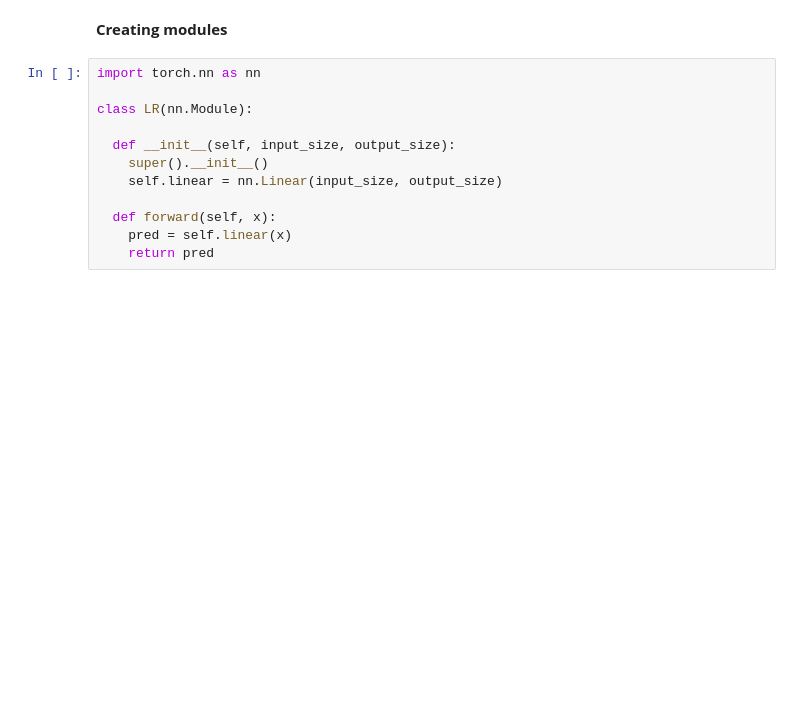
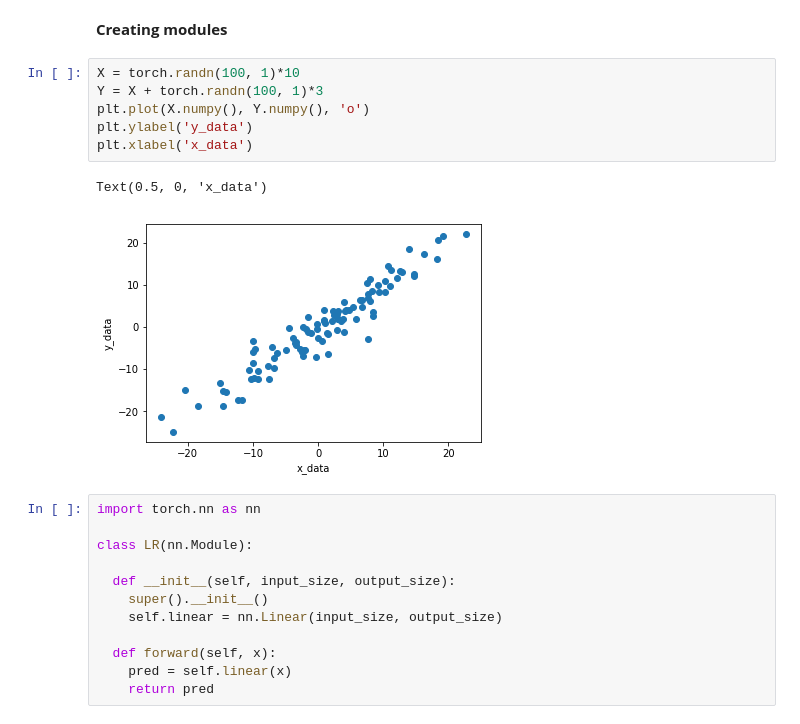
Before and after one commit to Sarthak30/torch_course, a Jupyter notebook: linear_regression.ipynb, the cells around one changed output. Drawn from its saved outputs; the diff is of its cells as text; blank space fills up the shorter version.

```diff
--- a/linear_regression.ipynb
+++ b/linear_regression.ipynb
@@ -34,5 +27,14 @@ tensor([0.5891], grad_fn=<AddBackward0>)
 # %% [markdown]
 **Creating modules**
+# %%
+X = torch.randn(100, 1)*10
+Y = X + torch.randn(100, 1)*3
+plt.plot(X.numpy(), Y.numpy(), 'o')
+plt.ylabel('y_data')
+plt.xlabel('x_data')
+# %% [output]
+Text(0.5, 0, 'x_data')
+[figure, added]
 # %%
 import torch.nn as nn
 
```
Also changed, not shown: parts of 14 cells of this notebook.
